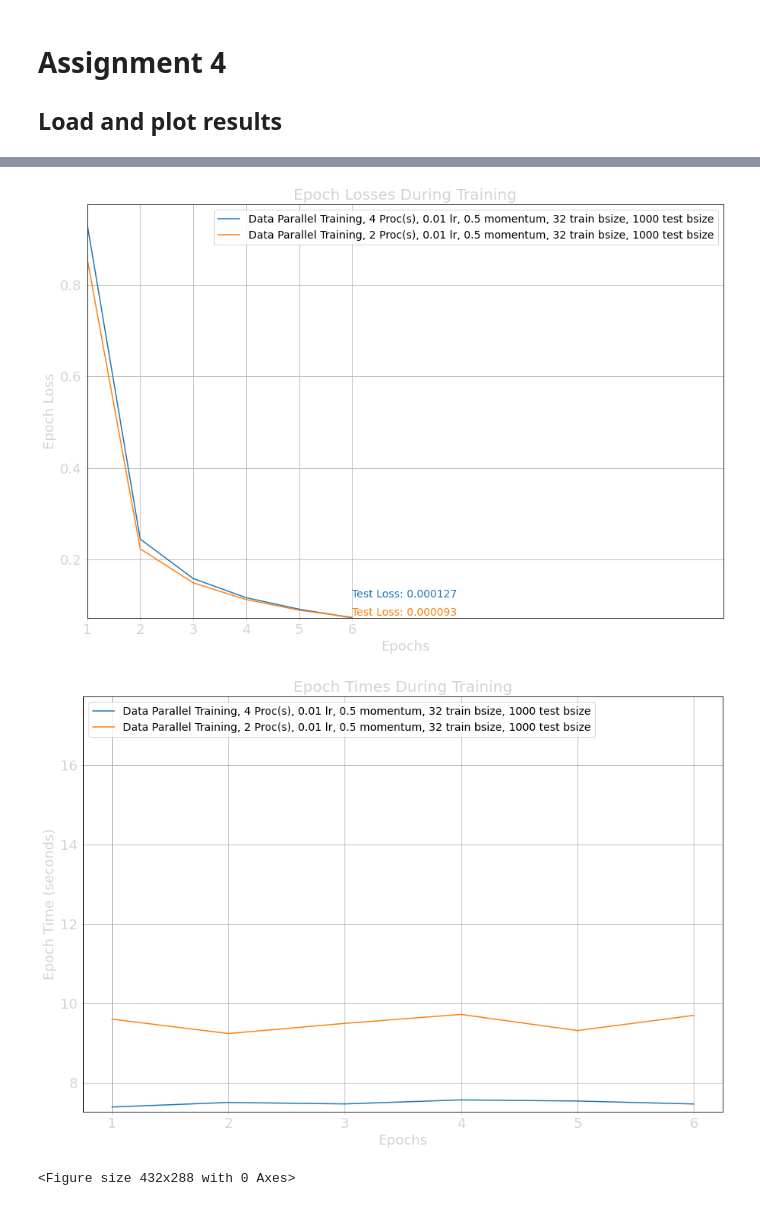
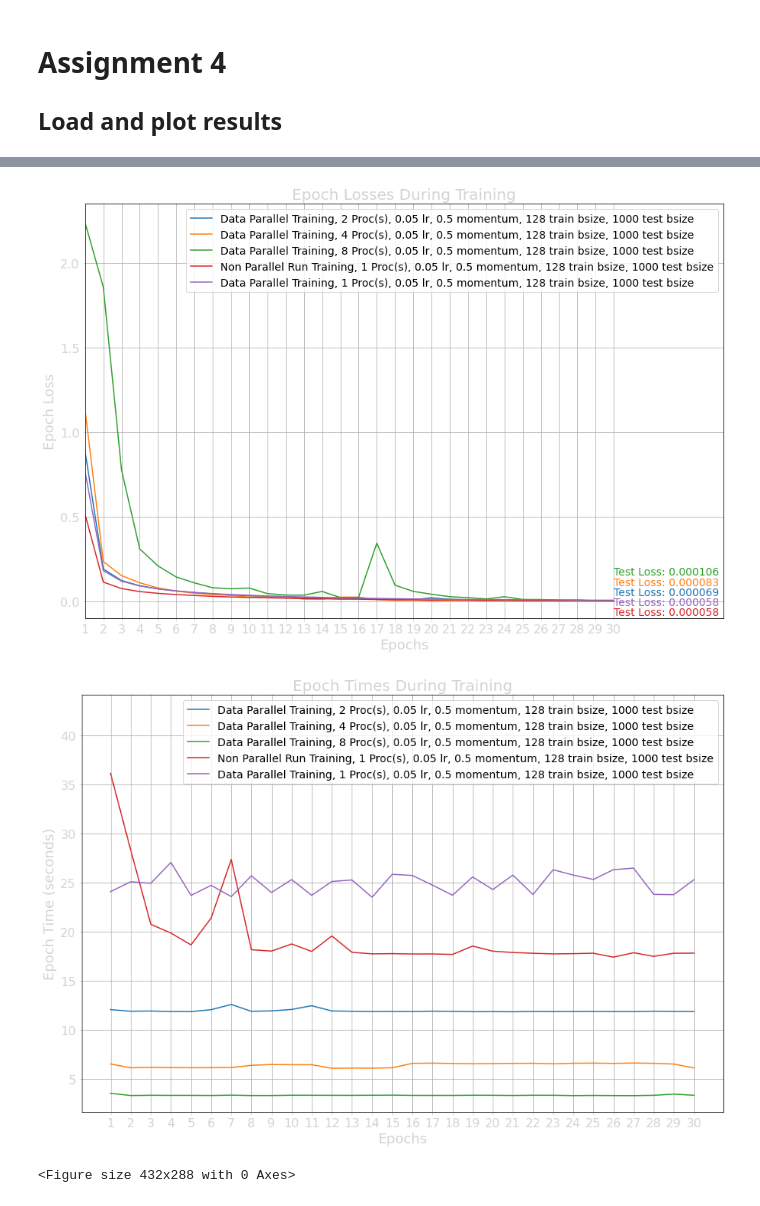
Before and after one commit to drkostas/Data-Science-Methods, a Jupyter notebook: assignment4/plot_results.ipynb, the cells around one changed output, grey strips where cells are left out. Cells and saved outputs as stored; diff of their text form; code cells hidden in the pictures.

Commit message:
It worked and also finished the plots. Closes #10, #11

```diff
--- a/assignment4/plot_results.ipynb
+++ b/assignment4/plot_results.ipynb
@@ -15,17 +15,16 @@ from playground import ColorizedLogger
 # Set the options
 text_color = 'lightgrey'
 # text_color = 'black'
-RUNS_TO_PLOT = [
-#                 'run0',
-#                 'run1',
-                'run7',
-                'run8'
-               ]
+RUNS_TO_PLOT = ['run_non_parallel_1',
+                'run_parallel_1',
+                'run_parallel_2',
+                'run_parallel_4',
+                'run_parallel_8']
 # %%
 # Configure
 logger = ColorizedLogger('Plotter', 'yellow')
 sys_path = os.path.dirname(os.path.abspath(''))
-output_base_path = os.path.join(sys_path, 'outputs', 'assignment4')
+output_base_path = os.path.join(sys_path, 'outputs', 'final', 'assignment4')
 # %%
 # Find the saved run results
 all_runs = [d for d in glob(os.path.join(output_base_path, "run*"))
@@ -72,7 +71,7 @@ def plot_accuracies(results):
     max_epoch = results[0][0]["epochs"]+1
     epochs = range(1, max_epoch)
     ax.set_xticks(epochs)
-    ax.tick_params(axis="both", labelsize=18, colors=text_color)
+    ax.tick_params(axis="both", labelsize=16, colors=text_color)
     ax.grid()
     max_y = 0.0
     annot_data = []
@@ -94,19 +93,18 @@ def plot_accuracies(results):
         curr_max_y = np.amax(y_vals)
         if curr_max_y > max_y:
             max_y = curr_max_y
-        annotated_text = f"Test Accuracy: {test_results['percent_correct']:5f} " \
-                         f"({test_results['correct']}/{test_results['total']})"
+        annotated_text = f"Test Accuracy: {test_results['percent_correct']:5f})"
         annot_data.append((annotated_text,
                          mdata["epochs"],
                          y_vals[-1],
                          line[0].get_color()))
     for ind, curr_annot in enumerate(sorted(annot_data, key=lambda x: x[0], reverse=True)):
         ax.annotate(curr_annot[0],
-                    xy=(curr_annot[1], max_y-ind*0.015-0.0005),
+                    xy=(curr_annot[1], max_y-ind*0.025+0.01),
                     color=curr_annot[3],
                     size=14)
 
-    ax.set_xlim(1, max_epoch+14)
+    ax.set_xlim(1, max_epoch+7)
     for result in results:
         fig.savefig(os.path.join(result[-1], 'accuracies.png'), dpi=fig.dpi)
 
@@ -118,7 +116,7 @@ def plot_losses(results):
     max_epoch = results[0][0]["epochs"]+1
     epochs = range(1, max_epoch)
     ax.set_xticks(epochs)
-    ax.tick_params(axis="both", labelsize=18, colors=text_color)
+    ax.tick_params(axis="both", labelsize=16, colors=text_color)
     ax.grid()
     min_y = float('inf')
     annot_data = []
@@ -147,11 +145,11 @@ def plot_losses(results):
 
     for ind, curr_annot in enumerate(sorted(annot_data, key=lambda x: x[0])):
         ax.annotate(curr_annot[0],
-                    xy=(curr_annot[1], 0.005+min_y+ind*0.04),
+                    xy=(curr_annot[1], -0.085+min_y+ind*0.06),
                     color=curr_annot[3],
                     size=14)
-    ax.set_xlim(1, max_epoch+6)
-    ax.set_ylim(bottom=min_y+0)
+    ax.set_xlim(1, max_epoch+5)
+    ax.set_ylim(bottom=min_y-0.1)
     for result in results:
         fig.savefig(os.path.join(result[-1], 'losses.png'), dpi=fig.dpi)
 
@@ -163,7 +161,7 @@ def plot_times(results):
     max_epoch = results[0][0]["epochs"]+1
     epochs = range(1, max_epoch)
     ax.set_xticks(epochs)
-    ax.tick_params(axis="both", labelsize=18, colors=text_color)
+    ax.tick_params(axis="both", labelsize=16, colors=text_color)
     ax.grid()
     max_y = 0.0
     for result in results:
@@ -178,7 +176,7 @@ def plot_times(results):
                        f"{mdata['batch_size_train']} train bsize, " \
                        f"{mdata['batch_size_test']} test bsize"
         lines = ax.plot(epochs, y_vals, label=legend_label)
-        ax.legend(loc="upper left", fontsize=14)
+        ax.legend(loc="upper right", fontsize=14)
         curr_max_y = np.amax(y_vals)
         if curr_max_y > max_y:
             max_y = curr_max_y
@@ -197,3 +195,3 @@ plt.clf()
-[figure, old version]
+[figure, new version]
-[figure, old version]
+[figure, new version]
 <Figure size 432x288 with 0 Axes>
```
Also changed, not shown: parts of 1 cell of this notebook, 53 other files.
